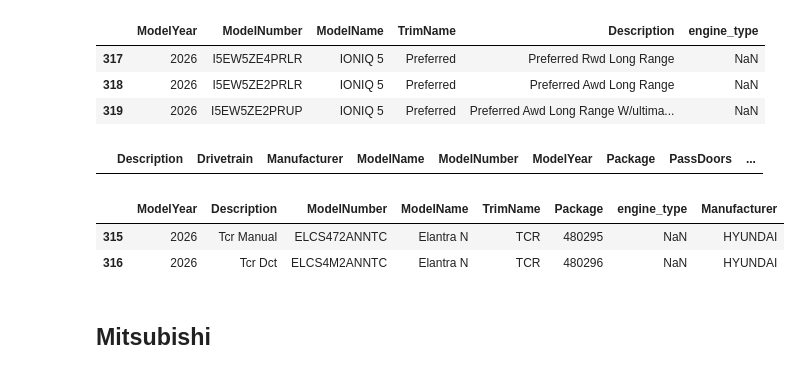
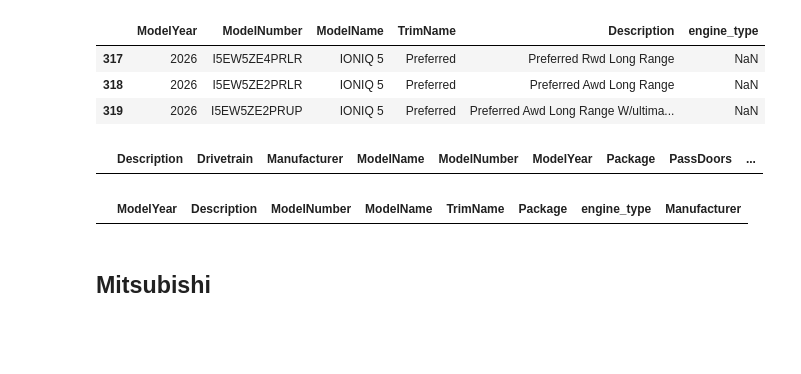
Before and after one commit to MeliPax/OEM_Accessories_v1, a Jupyter notebook: accy_v2/model_lookup/veh_model_service.ipynb, the cells around one changed output. Cells and saved outputs as stored; diff of their text form; code cells hidden in the pictures; blank space fills up the shorter version.

```diff
--- a/accy_v2/model_lookup/veh_model_service.ipynb
+++ b/accy_v2/model_lookup/veh_model_service.ipynb
@@ -382,49 +382,47 @@ search_models_by_description(make, year, keywords)
 # %%
 
 year = 2026
 Manufacturer = "hyundai"
 ModelName = "elantra"
 trimName  = 'TCR'
 
-# ModelName = "ioniq 5"
-# trimName  = 'n'
+ModelName = "ioniq 5"
+trimName  = 'n'
 
-# ModelName = "santa cruz"
-# trimName  = 'pref'
+ModelName = "santa cruz"
+trimName  = 'pref'
 
-# ModelName = "santa cruz"
-# trimName  = 'ult'
+ModelName = "santa cruz"
+trimName  = 'ult'
 
-# ModelName = "santa cruz"
-# trimName  = 'xrt'
+ModelName = "santa cruz"
+trimName  = 'xrt'
 
-# ModelName = "santa fe"
-# trimName  = 'calli'
+ModelName = "santa fe"
+trimName  = 'calli'
 
-# ModelName = "santa fe"
-# trimName  = 'lux'
+ModelName = "santa fe"
+trimName  = 'lux'
 
-# ModelName = "santa fe"
-# trimName  = 'xrt'
+ModelName = "santa fe"
+trimName  = 'xrt'
 
-# ModelName = "tucson"
-# trimName  = 'xrt'
+ModelName = "tucson"
+trimName  = 'xrt'
 
 
 
 
 model_number_db[
     (1==1)
     & (model_number_db["ModelYear"] == year)
     & (model_number_db["Manufacturer"].str.contains(Manufacturer, case=False))
         & (model_number_db["ModelName"].str.contains(ModelName, case=False, na=False))
         & (model_number_db["TrimName"].str.contains(trimName, case=False, na=False))
 
     ][["ModelYear","Description", "ModelNumber", "ModelName", "TrimName", "Package", "engine_type","Manufacturer"]]
 # %% [output]
 |  | ModelYear | Description | ModelNumber | ModelName | TrimName | Package | engine_type | Manufacturer |
-| 315 | 2026 | Tcr Manual | ELCS472ANNTC | Elantra N | TCR | 480295 | NaN | HYUNDAI |
-| 316 | 2026 | Tcr Dct | ELCS4M2ANNTC | Elantra N | TCR | 480296 | NaN | HYUNDAI |
 # %% [markdown]
 ## Mitsubishi
 # %%
```
Also changed, not shown: parts of 1 cell of this notebook, 1 other file.
